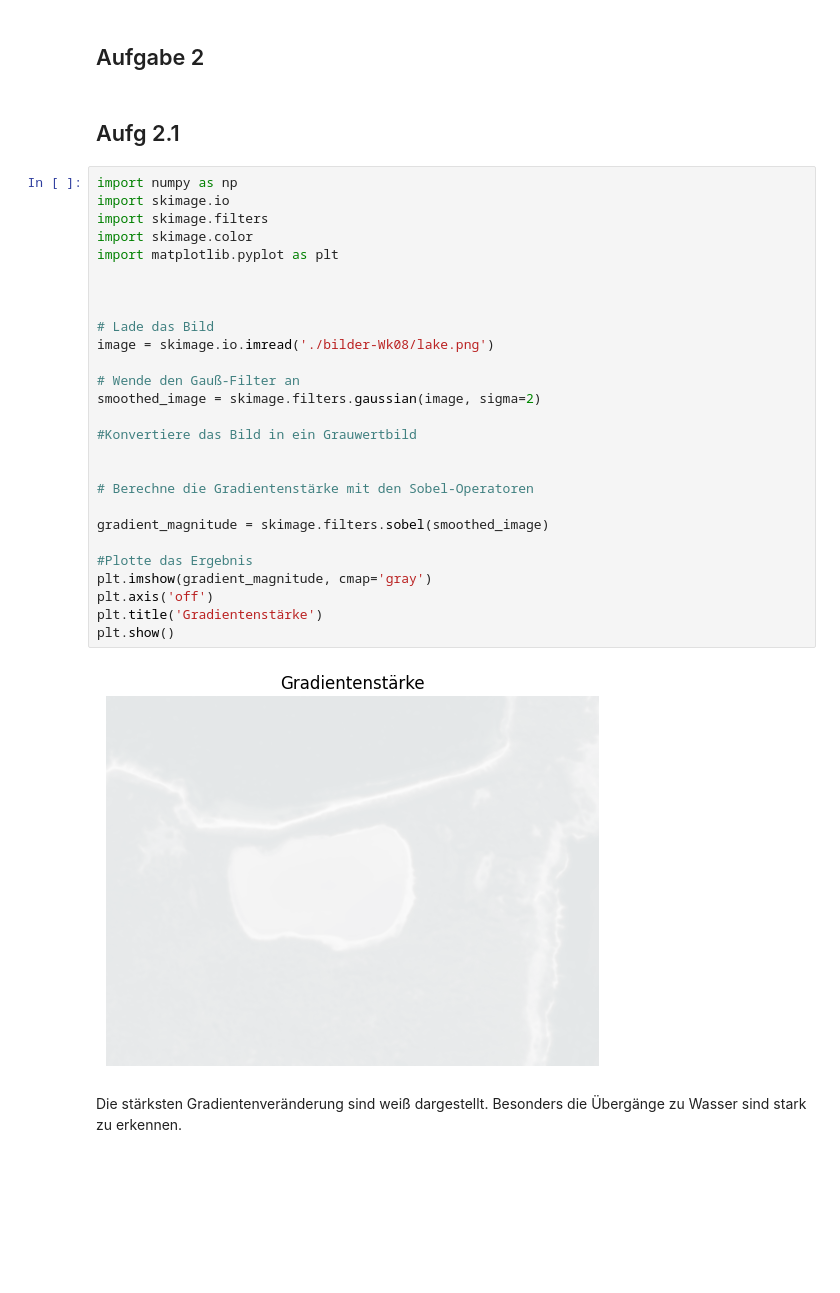
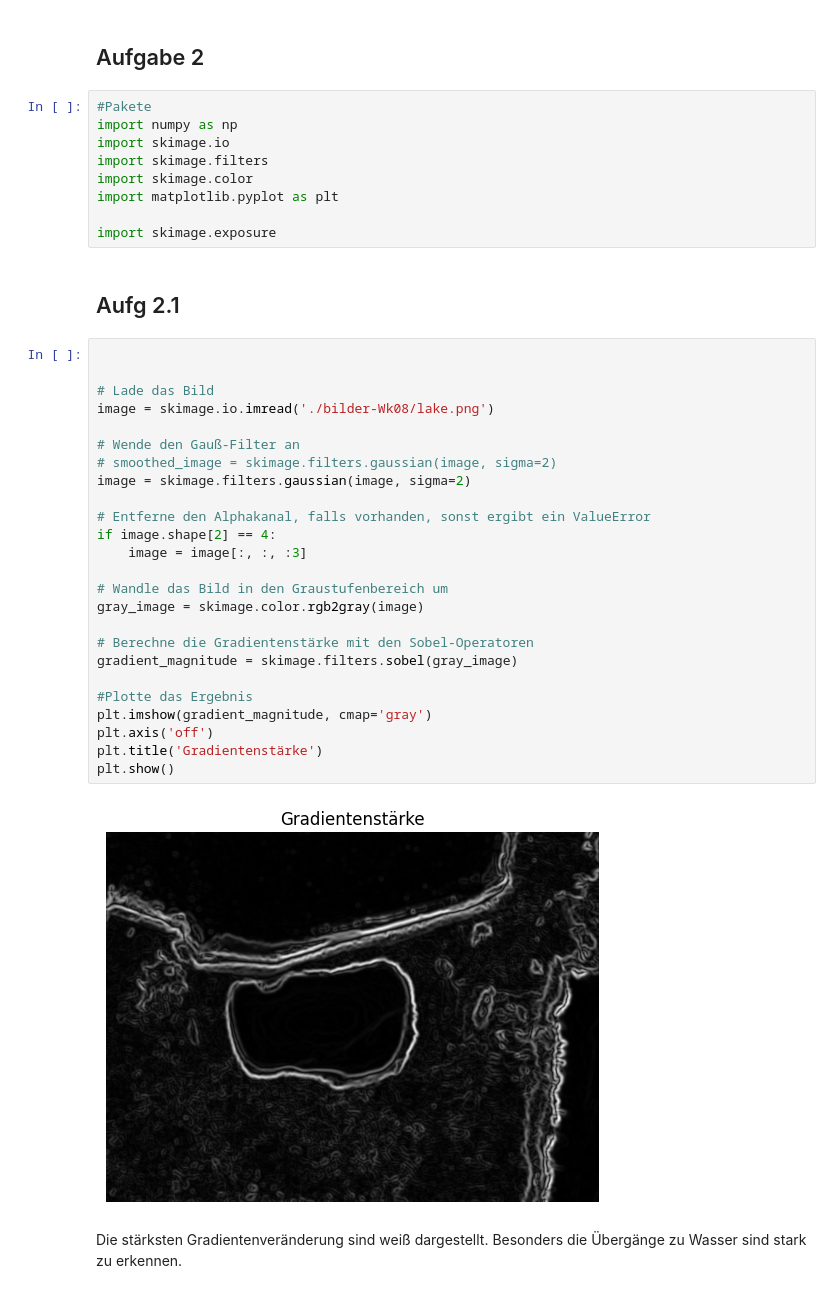
Before and after one commit to Mynna/bv23-wk04, a Jupyter notebook: Blatt08_Aufg02.ipynb, the cells around one changed output. Saved outputs shown, nothing was run; the diff lists cells and outputs as text; blank space fills up the shorter version.

```diff
--- a/Blatt08_Aufg02.ipynb
+++ b/Blatt08_Aufg02.ipynb
@@ -1,35 +1,42 @@
 # %% [markdown]
 ## Aufgabe 2
+# %%
+#Pakete
+import numpy as np
+import skimage.io
+import skimage.filters
+import skimage.color
+import matplotlib.pyplot as plt
+
+import skimage.exposure
 # %% [markdown]
 ## Aufg 2.1
 # %%
-import numpy as np
-import skimage.io
-import skimage.filters
-import skimage.color
-import matplotlib.pyplot as plt
-
 
 
 # Lade das Bild
 image = skimage.io.imread('./bilder-Wk08/lake.png')
 
 # Wende den Gauß-Filter an
-smoothed_image = skimage.filters.gaussian(image, sigma=2)
+# smoothed_image = skimage.filters.gaussian(image, sigma=2)
+image = skimage.filters.gaussian(image, sigma=2)
 
-#Konvertiere das Bild in ein Grauwertbild
+# Entferne den Alphakanal, falls vorhanden, sonst ergibt ein ValueError
+if image.shape[2] == 4:
+    image = image[:, :, :3]
 
+# Wandle das Bild in den Graustufenbereich um
+gray_image = skimage.color.rgb2gray(image)
 
 # Berechne die Gradientenstärke mit den Sobel-Operatoren
-
-gradient_magnitude = skimage.filters.sobel(smoothed_image)
+gradient_magnitude = skimage.filters.sobel(gray_image)
 
 #Plotte das Ergebnis
 plt.imshow(gradient_magnitude, cmap='gray')
 plt.axis('off')
 plt.title('Gradientenstärke')
 plt.show()
 # %% [output]
-[figure, old version]
+[figure, new version]
 # %% [markdown]
 Die stärksten Gradientenveränderung sind weiß dargestellt. Besonders die Übergänge zu Wasser sind stark zu erkennen.
```
Also changed, not shown: parts of 5 cells of this notebook.
